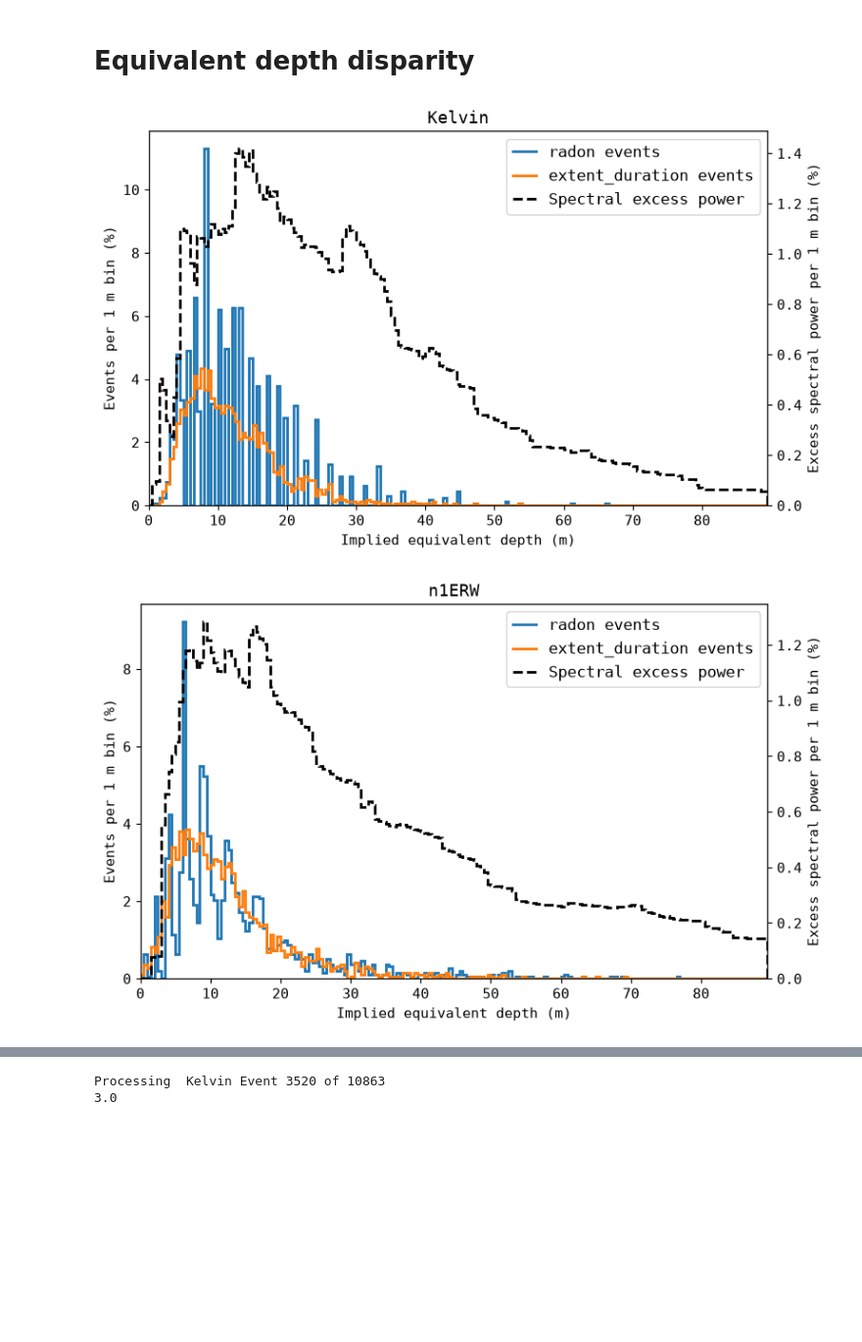
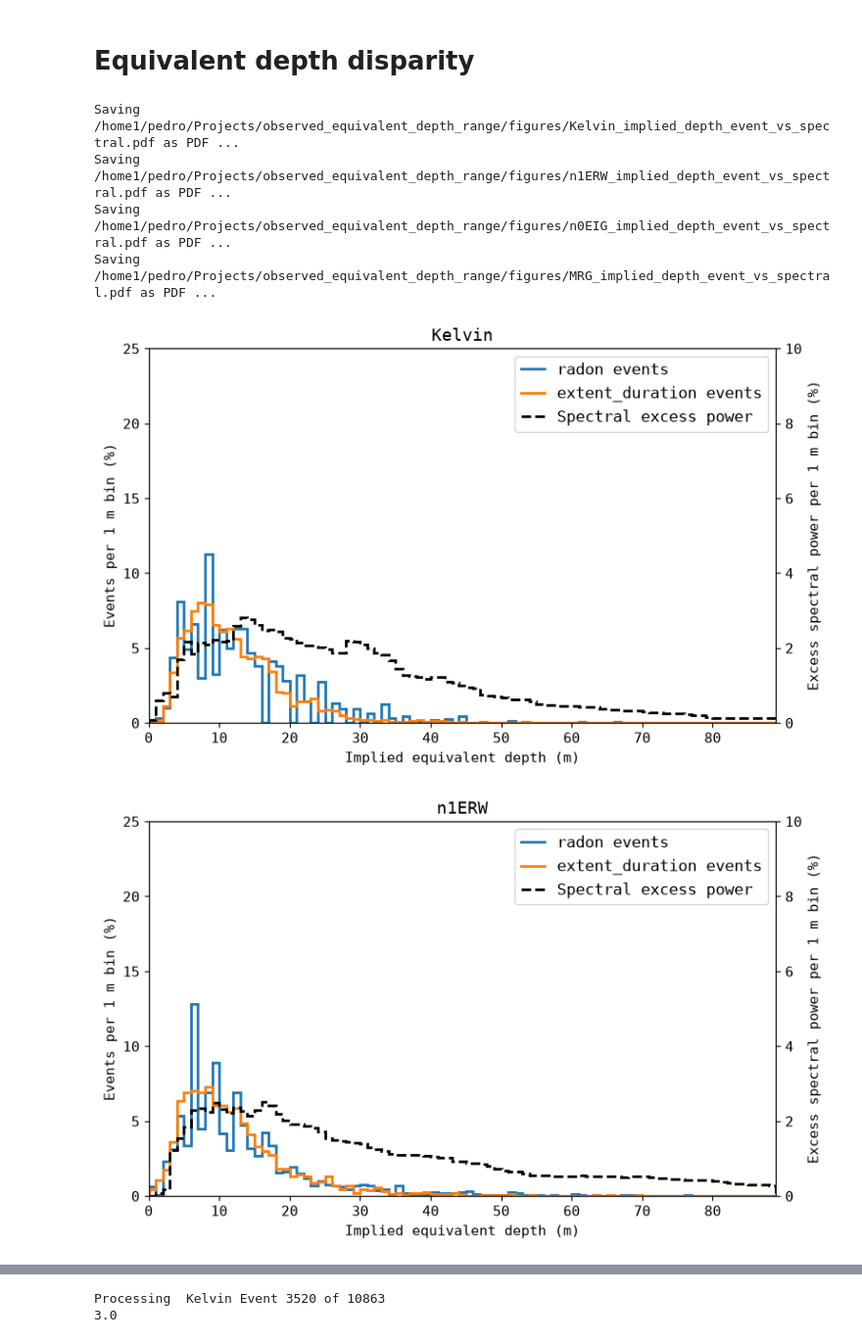
Before and after one commit to pedroanguloumana/observed_equivalent_depth_range, a Jupyter notebook: notebooks/Wave_Events.ipynb, the cells around one changed output, grey strips where cells are left out. Shown at 98% size. Drawn from its saved outputs; the diff is of its cells as text; code cells hidden in the pictures; blank space fills up the shorter version.

Commit message:
fix: changed depth bin size on events vs spectral range histograms

```diff
--- a/notebooks/Wave_Events.ipynb
+++ b/notebooks/Wave_Events.ipynb
@@ -165,7 +165,7 @@ for wave, profile in profiles.items():
 
     fig, ax = plt.subplots(figsize=(8, 5))
     events = wave_event_records[wave]
-    h_edges = np.arange(0.0, 90.0, 0.5)
+    h_edges = np.arange(0.0, 90.0, 1)
 
     #
     # Event - based estimation
@@ -289,37 +289,39 @@ for wave, profile in profiles.items():
     box_fraction = (f_upper - f_lower).clip(min=0) / df
     total = (excess * box_fraction).sum().item()
 
     if total > 0:
         ax2.stairs(
             100 * bin_power / total,
             h_edges,
             color="black",
             linestyle="--",
             linewidth=2,
             label="Spectral excess power",
         )
 
     ax.set_ylabel("Events per 1 m bin (%)")
     ax2.set_ylabel("Excess spectral power per 1 m bin (%)")
 
     ax.set_xlim(h_edges[0], h_edges[-1])
-    ax.set_ylim(bottom=0)
-    ax2.set_ylim(bottom=0)
+    ax.set_ylim(bottom=0, top=25)
+    ax2.set_ylim(bottom=0, top=10)
 
     handles1, labels1 = ax.get_legend_handles_labels()
     handles2, labels2 = ax2.get_legend_handles_labels()
     ax.legend(
         handles1 + handles2,
         labels1 + labels2,
         loc="upper right",
     )
 
     ax.figure.tight_layout()
 
 
-
-    # plt.tight_layout()
-    # plt.show()
+    save_figure(fig, f'{wave}_implied_depth_event_vs_spectral.pdf')
 # %% [output]
+Saving /home1/pedro/Projects/observed_equivalent_depth_range/figures/Kelvin_implied_depth_event_vs_spectral.pdf as PDF ...
+Saving /home1/pedro/Projects/observed_equivalent_depth_range/figures/n1ERW_implied_depth_event_vs_spectral.pdf as PDF ...
+Saving /home1/pedro/Projects/observed_equivalent_depth_range/figures/n0EIG_implied_depth_event_vs_spectral.pdf as PDF ...
+Saving /home1/pedro/Projects/observed_equivalent_depth_range/figures/MRG_implied_depth_event_vs_spectral.pdf as PDF ...
-[figure, old version]
+[figure, new version]
-[figure, old version]
+[figure, new version]
```
Also changed, not shown: parts of 1 cell of this notebook, 4 other files.
